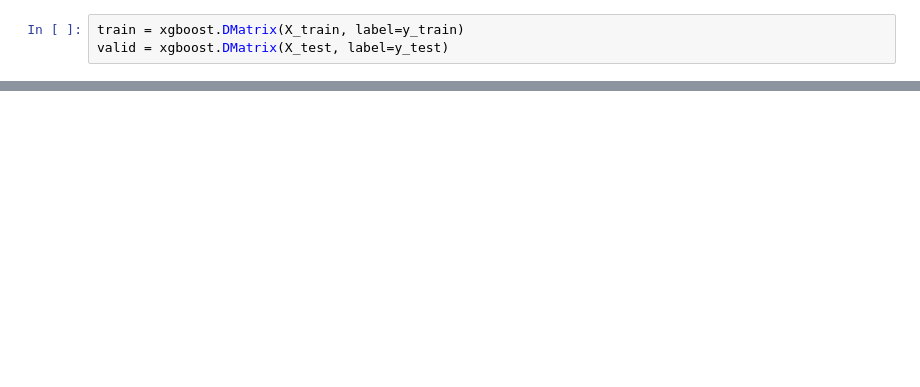
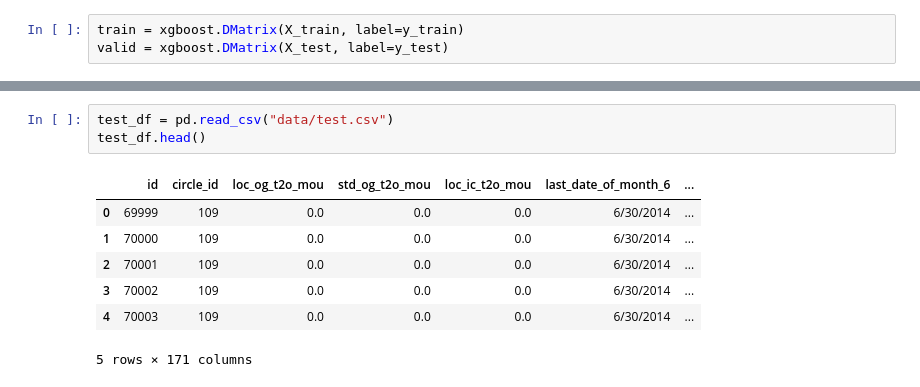
Before and after one commit to Ran-Dhir-Singh/Telecom_Churn, a Jupyter notebook: Model_training1.ipynb, the cells around one changed output, grey strips where cells are left out. Cells and saved outputs as stored; diff of their text form; blank space fills up the shorter version.

```diff
--- a/Model_training1.ipynb
+++ b/Model_training1.ipynb
@@ -255,0 +335,11 @@ ValueError: Classification metrics can't handle a mix of binary and continuous t
+# %%
+test_df = pd.read_csv("data/test.csv")
+test_df.head()
+# %% [output]
+|  | id | circle_id | loc_og_t2o_mou | std_og_t2o_mou | loc_ic_t2o_mou | last_date_of_month_6 | ... |
+| 0 | 69999 | 109 | 0.0 | 0.0 | 0.0 | 6/30/2014 | ... |
+| 1 | 70000 | 109 | 0.0 | 0.0 | 0.0 | 6/30/2014 | ... |
+| 2 | 70001 | 109 | 0.0 | 0.0 | 0.0 | 6/30/2014 | ... |
+| 3 | 70002 | 109 | 0.0 | 0.0 | 0.0 | 6/30/2014 | ... |
+| 4 | 70003 | 109 | 0.0 | 0.0 | 0.0 | 6/30/2014 | ... |
+5 rows × 171 columns
```
Also changed, not shown: parts of 19 cells of this notebook, 2 other files.
